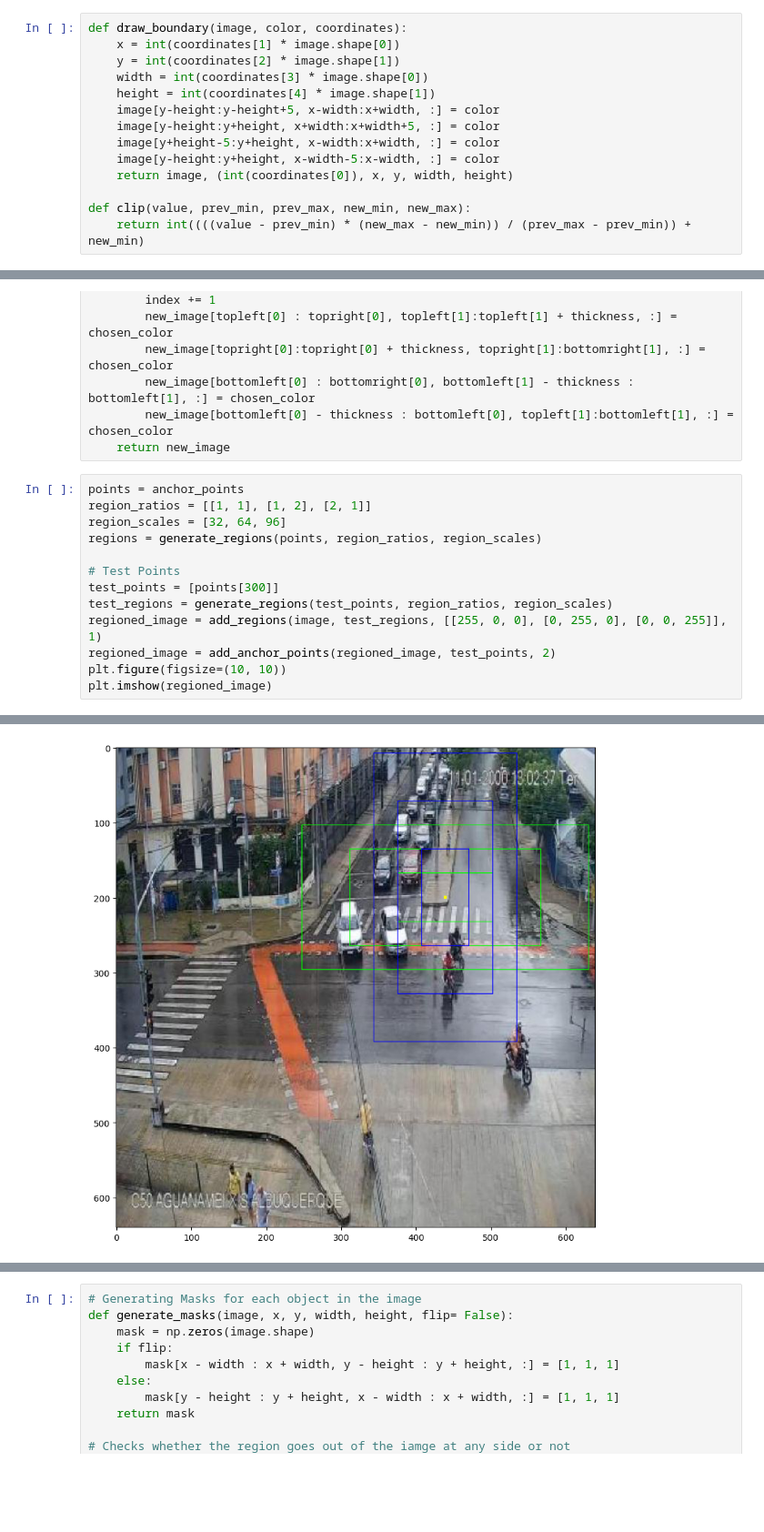
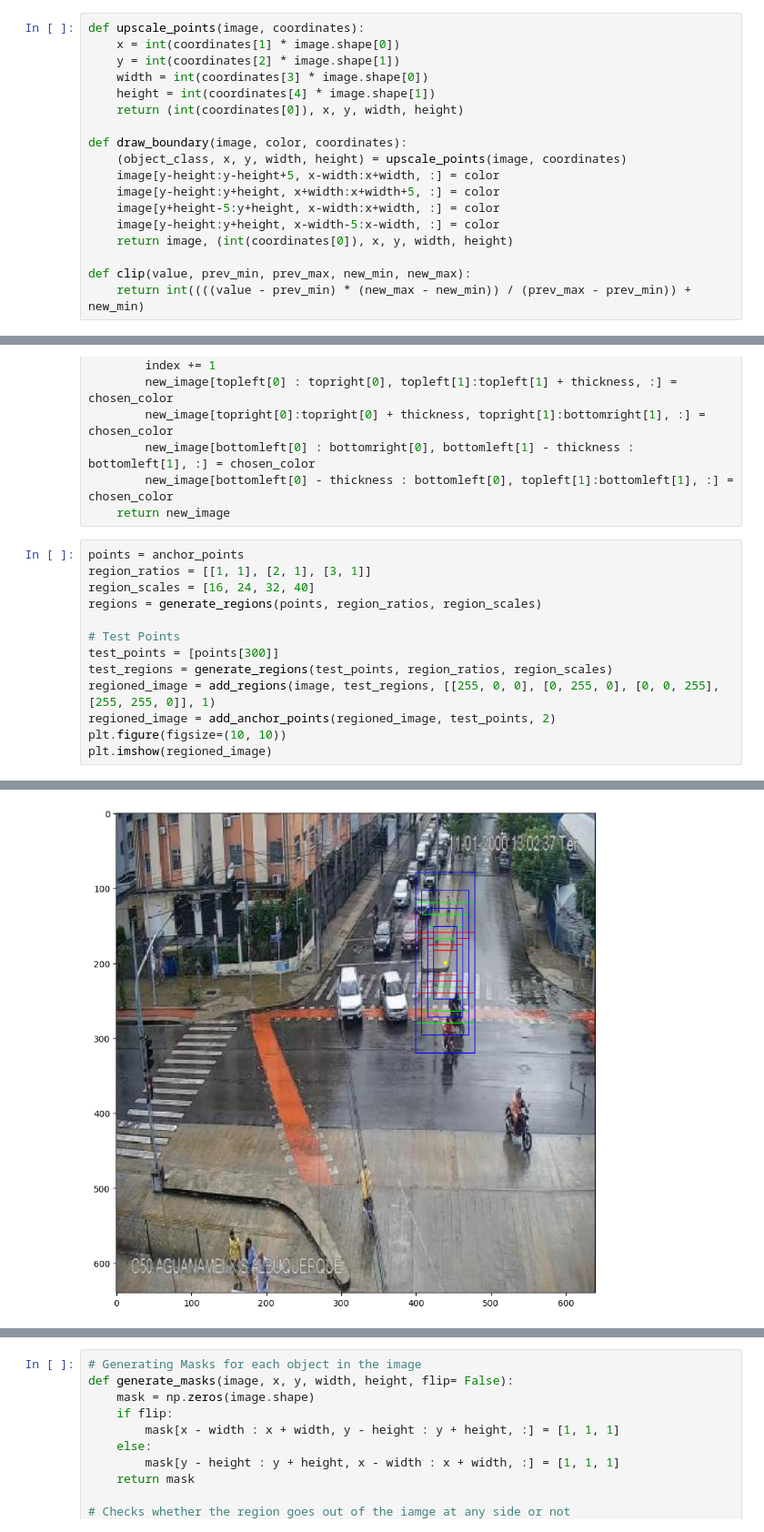
Before and after one commit to AsimWattoo/Traffic_Object_Detection_TensorFlow, a Jupyter notebook: RegionProposalNetwork.ipynb, the cells around one changed output, grey strips where cells are left out. Shown at 91% size. Drawn from its saved outputs; the diff is of its cells as text; blank space fills up the shorter version.

Commit message:
Added methods to perform all the operations. Changed the ratios for regions and added code to crop a region and then resize it.

```diff
--- a/RegionProposalNetwork.ipynb
+++ b/RegionProposalNetwork.ipynb
@@ -25,11 +26,15 @@ output_valid_folder = f'{output_folder}/valid'
 classes = ['bicycle', 'bus', 'car', 'motorbike', 'person']
 colors = [[0, 255, 0], [255, 0, 0], [0, 255, 0], [200, 200, 0], [200, 200, 200]]
 # %%
-def draw_boundary(image, color, coordinates):
+def upscale_points(image, coordinates):
     x = int(coordinates[1] * image.shape[0])
     y = int(coordinates[2] * image.shape[1])
     width = int(coordinates[3] * image.shape[0])
     height = int(coordinates[4] * image.shape[1])
+    return (int(coordinates[0]), x, y, width, height)
+
+def draw_boundary(image, color, coordinates):
+    (object_class, x, y, width, height) = upscale_points(image, coordinates)
     image[y-height:y-height+5, x-width:x+width, :] = color
     image[y-height:y+height, x+width:x+width+5, :] = color
     image[y+height-5:y+height, x-width:x+width, :] = color
@@ -128,20 +150,20 @@ def add_regions(image, regions, color=[0, 0, 0], thickness = 1):
     return new_image
 # %%
 points = anchor_points
-region_ratios = [[1, 1], [1, 2], [2, 1]]
-region_scales = [32, 64, 96]
+region_ratios = [[1, 1], [2, 1], [3, 1]]
+region_scales = [16, 24, 32, 40]
 regions = generate_regions(points, region_ratios, region_scales)
 
 # Test Points
 test_points = [points[300]]
 test_regions = generate_regions(test_points, region_ratios, region_scales)
-regioned_image = add_regions(image, test_regions, [[255, 0, 0], [0, 255, 0], [0, 0, 255]], 1)
+regioned_image = add_regions(image, test_regions, [[255, 0, 0], [0, 255, 0], [0, 0, 255], [255, 255, 0]], 1)
 regioned_image = add_anchor_points(regioned_image, test_points, 2)
 plt.figure(figsize=(10, 10))
 plt.imshow(regioned_image)
 # %% [output]
 <matplotlib.image.AxesImage at 0x...>
-[figure, old version]
+[figure, new version]
 # %%
 print(f'Anchor Points: {len(anchor_points)}')
 print(f'Regions: {len(regions)}')
```
Also changed, not shown: parts of 10 cells of this notebook.
